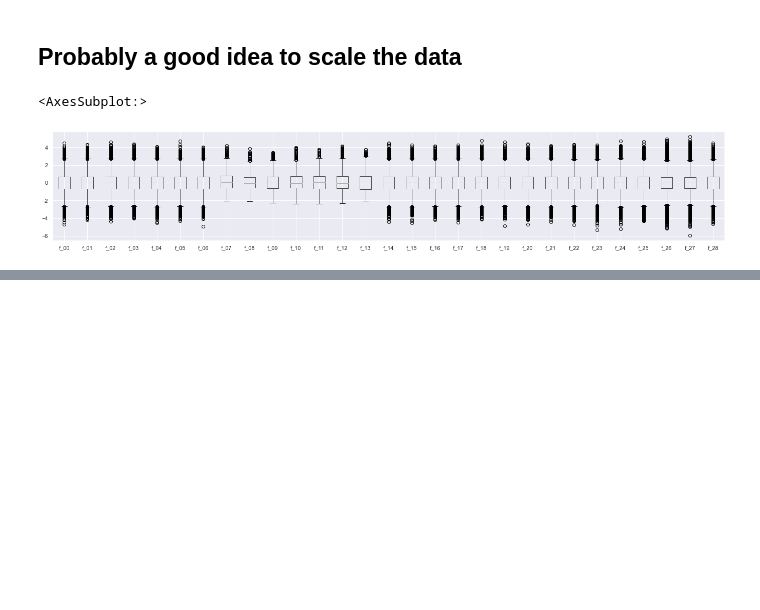
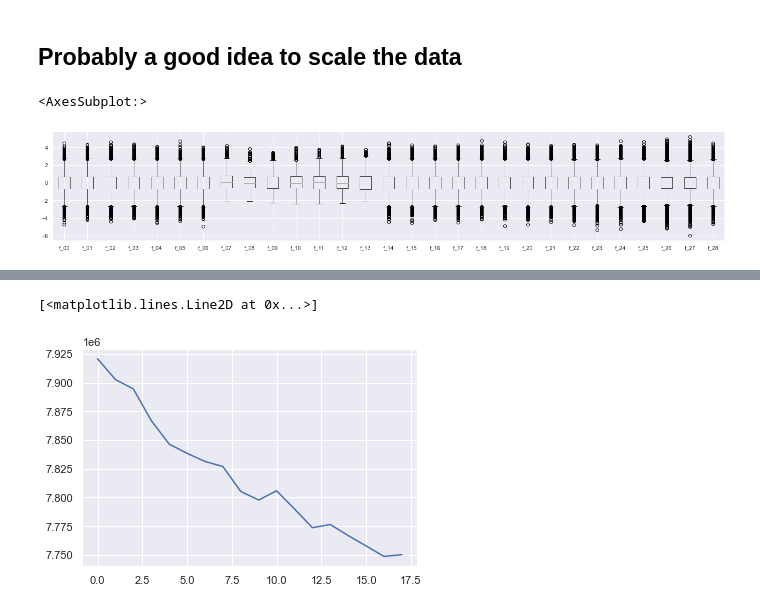
Before and after one commit to yurit04/Kaggle, a Jupyter notebook: tabular-playground-series/tabular-playground-series-jul-2022/tabular-playground-series-jul-2022.ipynb, the cells around one changed output, grey strips where cells are left out. Saved outputs shown, nothing was run; the diff lists cells and outputs as text; code cells hidden in the pictures; blank space fills up the shorter version.

```diff
--- a/tabular-playground-series/tabular-playground-series-jul-2022/tabular-playground-series-jul-2022.ipynb
+++ b/tabular-playground-series/tabular-playground-series-jul-2022/tabular-playground-series-jul-2022.ipynb
@@ -150,0 +195,5 @@ plt.plot(Epsilon,sil_scores)
+# %%
+plt.plot(aic)
+# %% [output]
+[<matplotlib.lines.Line2D at 0x...>]
+[figure, added]
```
Also changed, not shown: parts of 45 cells of this notebook, 5 other files.
